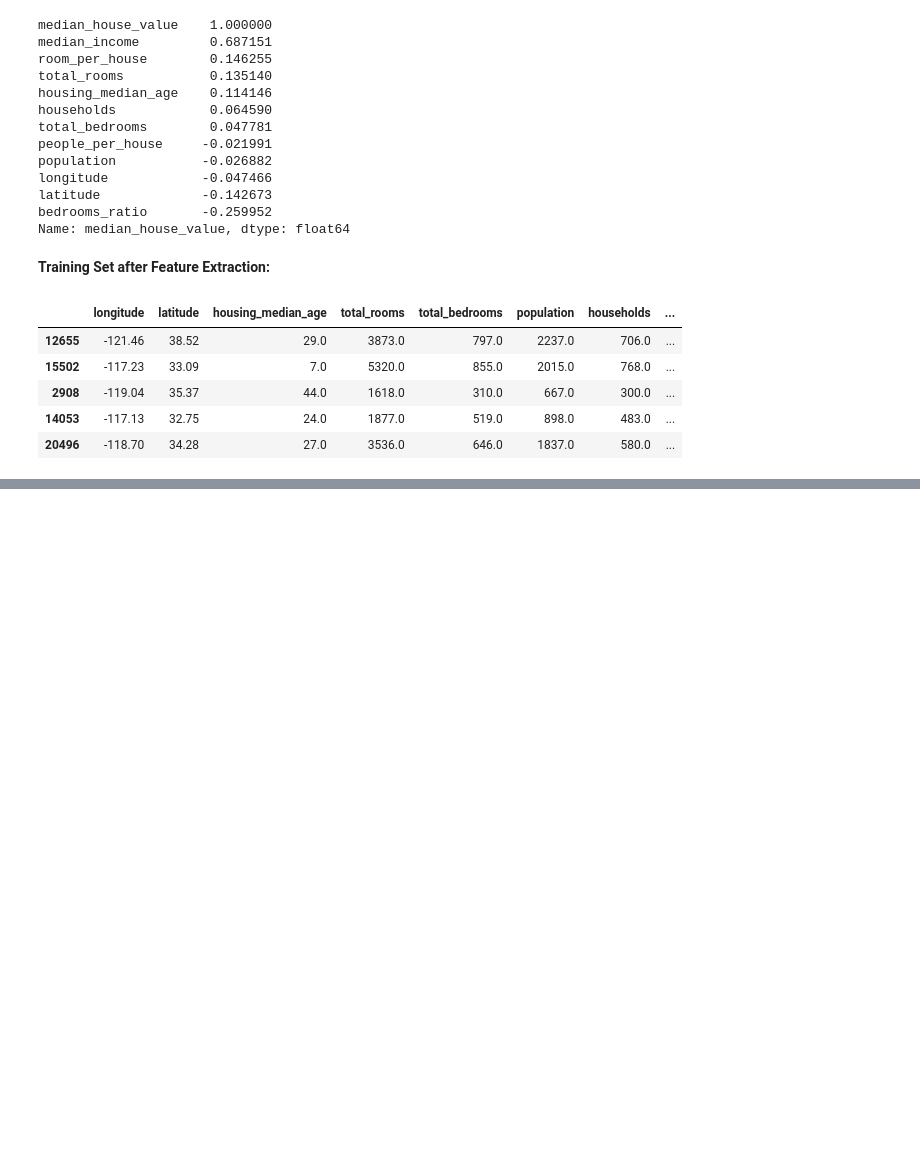
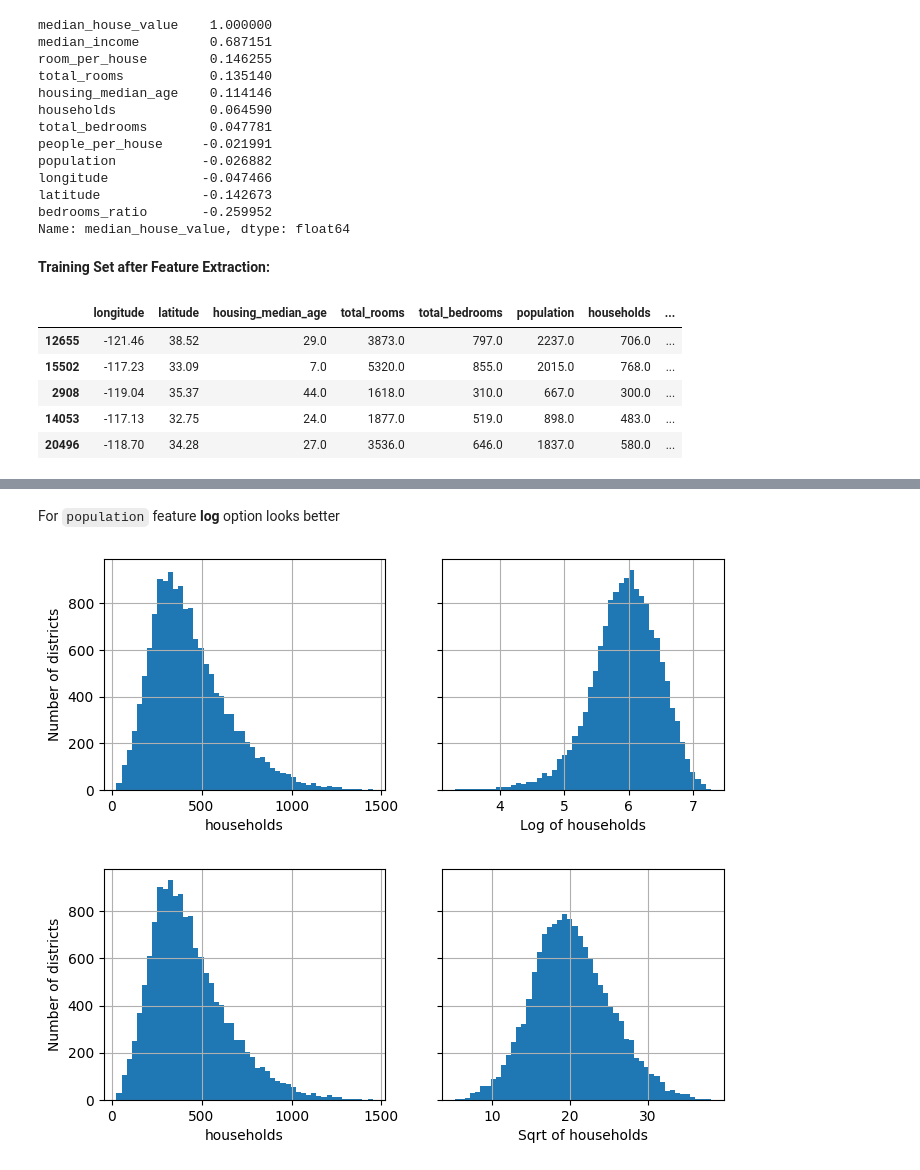
Before and after one commit to enescatagan/house-price-prediction, a Jupyter notebook: notebooks/main_nb.ipynb, the cells around one changed output, grey strips where cells are left out. Cells and saved outputs as stored; diff of their text form; code cells hidden in the pictures; blank space fills up the shorter version.

```diff
--- a/notebooks/main_nb.ipynb
+++ b/notebooks/main_nb.ipynb
@@ -361,0 +623,8 @@ housing.head()
+# %% [markdown]
+For `population` feature **log** option looks better
+# %%
+plot_log(housing, "households")
+plot_sqrt(housing, "households")
+# %% [output]
+[figure, added]
+[figure, added]
```
Also changed, not shown: parts of 62 cells of this notebook, 3 other files.
